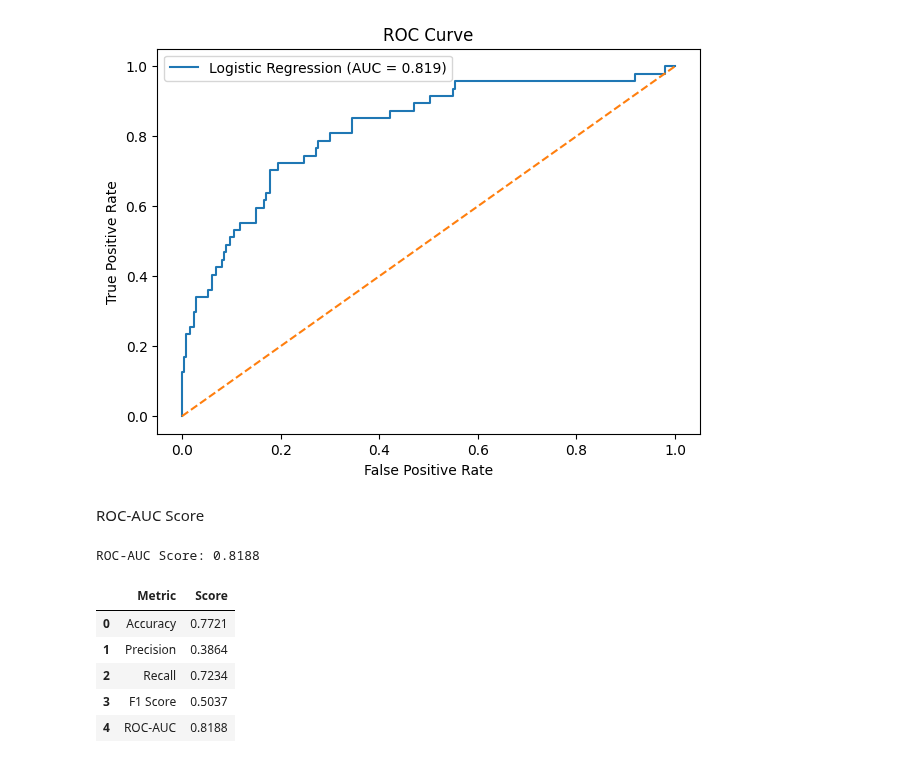
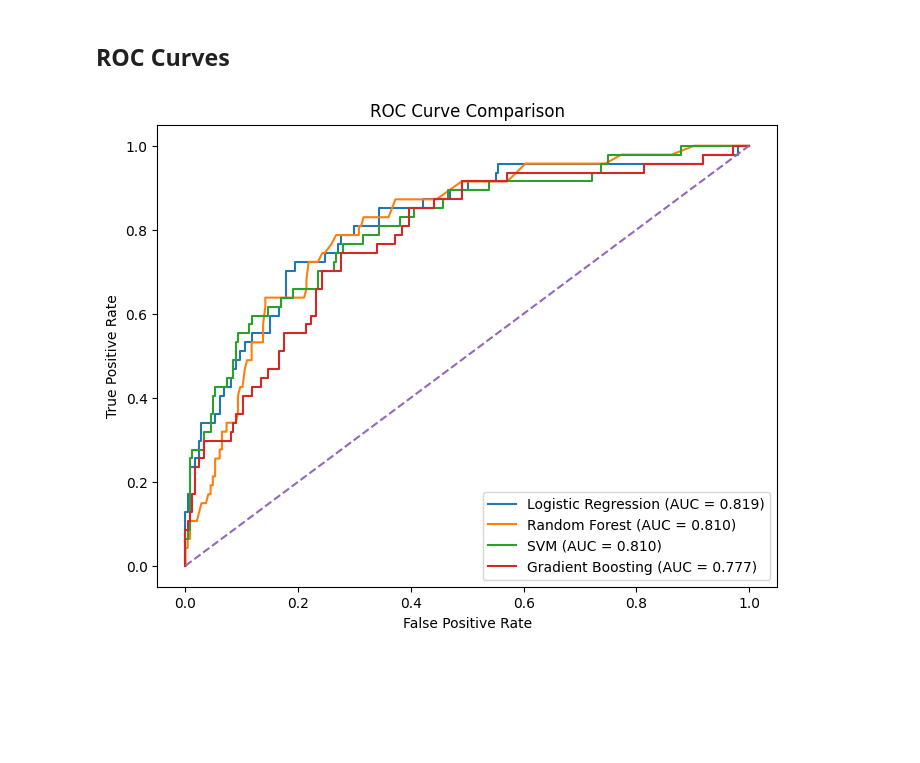
Before and after one commit to YashKangane21/Employee-Attrition-Prediction, a Jupyter notebook: backend/notebooks/05_Model_Evaluation.ipynb, the cells around one changed output. Cells and saved outputs as stored; diff of their text form; code cells hidden in the pictures; blank space fills up the shorter version.

Commit message:
model comparison updated

```diff
--- a/backend/notebooks/05_Model_Evaluation.ipynb
+++ b/backend/notebooks/05_Model_Evaluation.ipynb
@@ -96,0 +160,13 @@ ROC curve
+# %%
+fig, axes = plt.subplots(2, 2, figsize=(12, 9))
+axes = axes.ravel()
+
+for ax, (name, pred) in zip(axes, predictions.items()):
+    ConfusionMatrixDisplay(
+        confusion_matrix(y_test, pred),
+        display_labels=["No Attrition", "Attrition"]
+    ).plot(ax=ax, values_format="d", colorbar=False)
+    ax.set_title(name)
+
+plt.tight_layout()
+plt.show()
@@ -97,57 +175,18 @@ ROC curve
+# %% [markdown]
+## ROC Curves
 # %%
-from sklearn.metrics import roc_curve, roc_auc_score
-import matplotlib.pyplot as plt
+plt.figure(figsize=(8, 6))
 
-fpr, tpr, thresholds = roc_curve(y_test, y_prob)
+for name, prob in probabilities.items():
+    fpr, tpr, _ = roc_curve(y_test, prob)
+    auc = roc_auc_score(y_test, prob)
+    plt.plot(fpr, tpr, label=f"{name} (AUC = {auc:.3f})")
 
-roc_auc = roc_auc_score(y_test, y_prob)
-
-plt.figure(figsize=(7, 5))
-plt.plot(
-    fpr,
-    tpr,
-    label=f"Logistic Regression (AUC = {roc_auc:.3f})"
-)
 plt.plot([0, 1], [0, 1], linestyle="--")
-
 plt.xlabel("False Positive Rate")
 plt.ylabel("True Positive Rate")
-plt.title("ROC Curve")
+plt.title("ROC Curve Comparison")
 plt.legend()
 plt.show()
 # %% [output]
-[figure, old version]
+[figure, new version]
-# %% [markdown]
-ROC-AUC Score
-# %%
-print(f"ROC-AUC Score: {roc_auc:.4f}")
-# %% [output]
-ROC-AUC Score: 0.8188
-# %%
-from sklearn.metrics import accuracy_score, precision_score, recall_score, f1_score
-
-evaluation = pd.DataFrame({
-    "Metric": [
-        "Accuracy",
-        "Precision",
-        "Recall",
-        "F1 Score",
-        "ROC-AUC"
-    ],
-    "Score": [
-        accuracy_score(y_test, y_pred),
-        precision_score(y_test, y_pred),
-        recall_score(y_test, y_pred),
-        f1_score(y_test, y_pred),
-        roc_auc
-    ]
-})
-
-evaluation.round(4)
-# %% [output]
-|  | Metric | Score |
-| 0 | Accuracy | 0.7721 |
-| 1 | Precision | 0.3864 |
-| 2 | Recall | 0.7234 |
-| 3 | F1 Score | 0.5037 |
-| 4 | ROC-AUC | 0.8188 |
```
Also changed, not shown: parts of 21 cells of this notebook, 6 other files.
